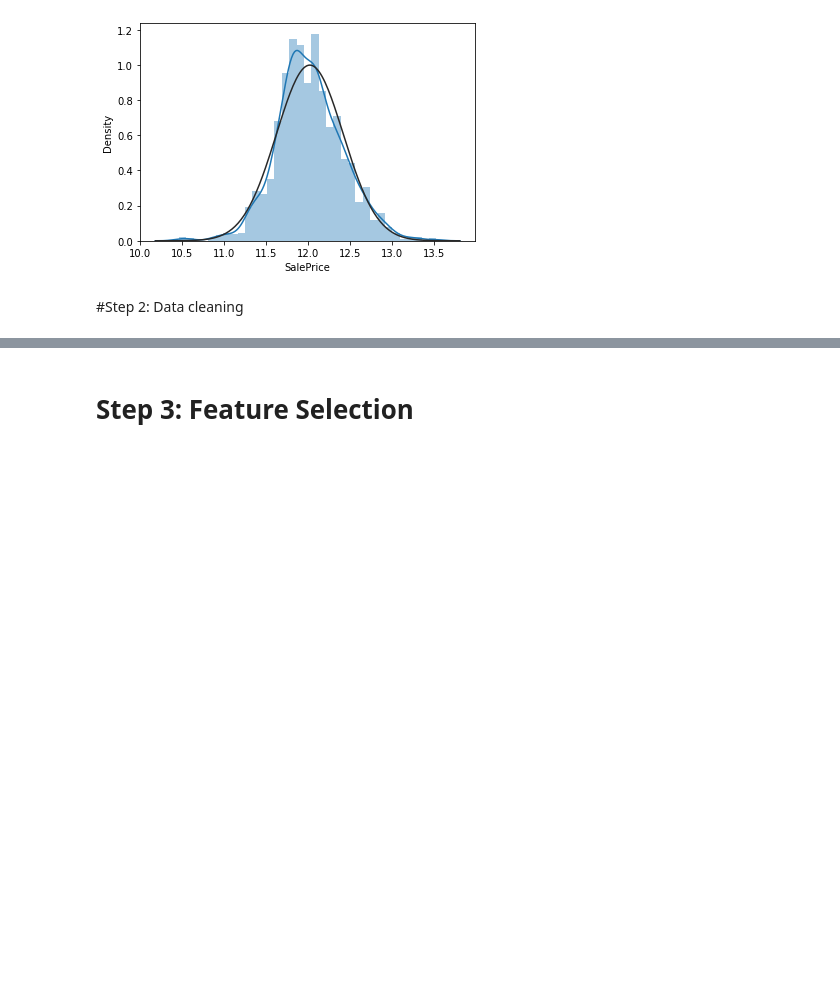
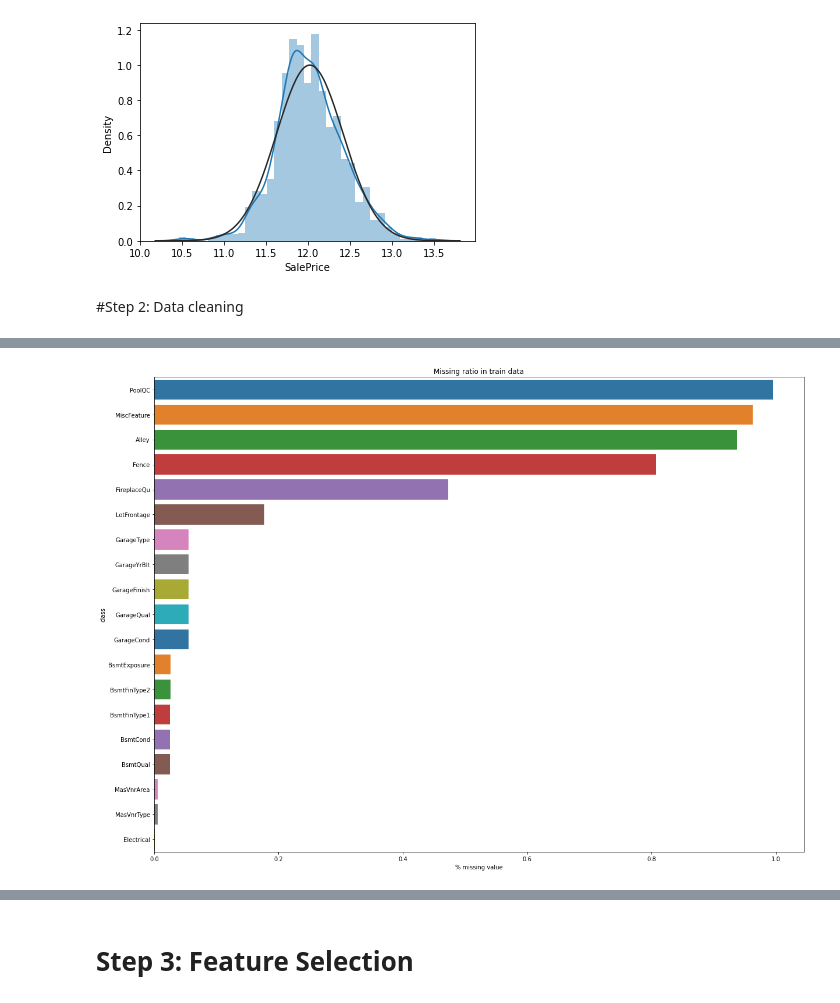
Before and after one commit to team-ida-winx-enchantix/house-price-regression, a Jupyter notebook: srcs/baseline.ipynb, the cells around one changed output, grey strips where cells are left out. Cells and saved outputs as stored; diff of their text form; code cells hidden in the pictures; blank space fills up the shorter version.

```diff
--- a/srcs/baseline.ipynb
+++ b/srcs/baseline.ipynb
@@ -210,0 +238,20 @@ sns.distplot(np.log(train_df['SalePrice']), fit=stats.norm);
+# %%
+"""
+Kiem tra missing value percentage
+"""
+train_cols = {'class': [], '% missing value': []}
+
+missing_features =[f for f in train_df.columns if train_df[f].isnull().sum()>0]
+for feature in missing_features:
+    train_cols['class'].append(feature)
+    train_cols['% missing value'].append(train_df[feature].isnull().mean())
+
+
+train_mis_data = pd.DataFrame.from_dict(train_cols)
+# train_mis_data
+train_mis_data.sort_values(by='% missing value',inplace=True,ascending=False)
+fig, ax = plt.subplots(figsize=(20,15))
+sns.barplot(ax=ax,y='class',x='% missing value',data=train_mis_data,palette="tab10")
+ax.set_title("Missing ratio in train data");
+# %% [output]
+[figure, added]
```
Also changed, not shown: parts of 31 cells of this notebook.
